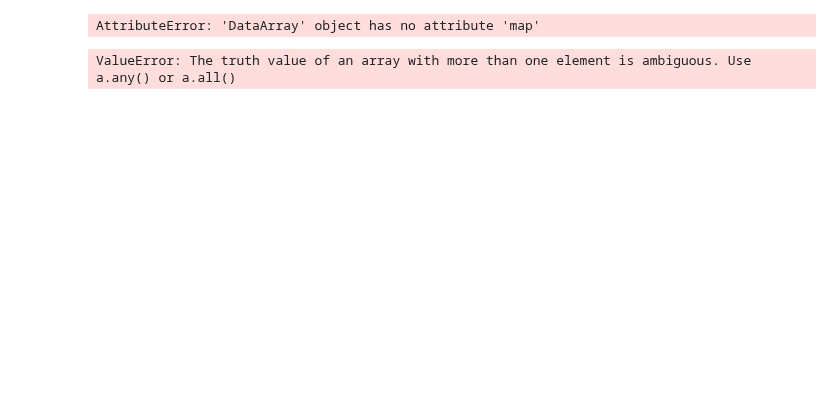
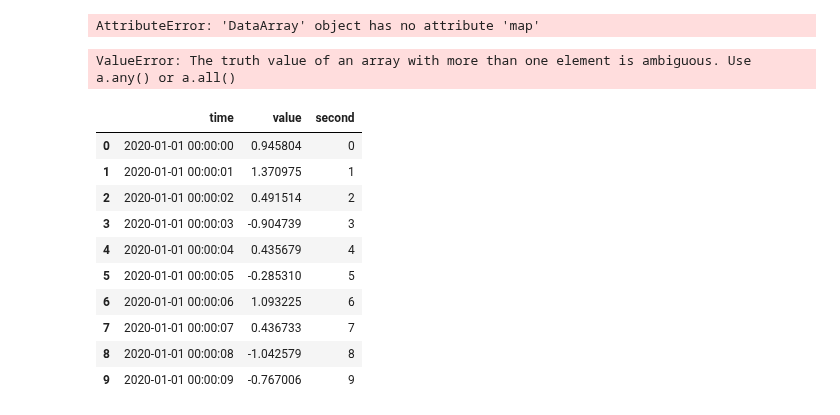
Before and after one commit to binweiyan/code, a Jupyter notebook: xarray.ipynb, the cells around one changed output. Cells and saved outputs as stored; diff of their text form; code cells hidden in the pictures; blank space fills up the shorter version.

Commit message:
minute

```diff
--- a/xarray.ipynb
+++ b/xarray.ipynb
@@ -119,0 +133,24 @@ ValueError: The truth value of an array with more than one element is ambiguous.
+# %%
+#for each datapoint in second // 60 then * 60 to get the minute
+import numpy as np
+import xarray as xr
+import pandas as pd
+
+data = pd.DataFrame({'time': pd.date_range('2020-01-01', periods=10, freq='s'), 'value': np.random.randn(10)})
+data['second'] = data['time'].dt.second
+# %%
+#for each data rowa:
+for i, row in data.iterrows():
+    print(row['time'], row['value'])
+# %% [output]
+|  | time | value | second |
+| 0 | 2020-01-01 00:00:00 | 0.945804 | 0 |
+| 1 | 2020-01-01 00:00:01 | 1.370975 | 1 |
+| 2 | 2020-01-01 00:00:02 | 0.491514 | 2 |
+| 3 | 2020-01-01 00:00:03 | -0.904739 | 3 |
+| 4 | 2020-01-01 00:00:04 | 0.435679 | 4 |
+| 5 | 2020-01-01 00:00:05 | -0.285310 | 5 |
+| 6 | 2020-01-01 00:00:06 | 1.093225 | 6 |
+| 7 | 2020-01-01 00:00:07 | 0.436733 | 7 |
+| 8 | 2020-01-01 00:00:08 | -1.042579 | 8 |
+| 9 | 2020-01-01 00:00:09 | -0.767006 | 9 |
```
Also changed, not shown: parts of 6 cells of this notebook, 1 other file.
